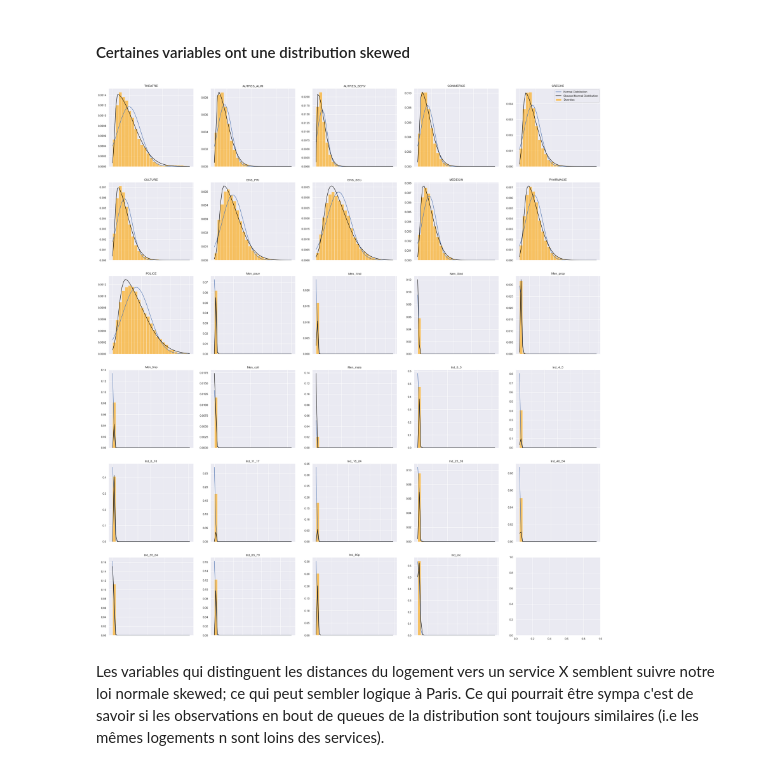
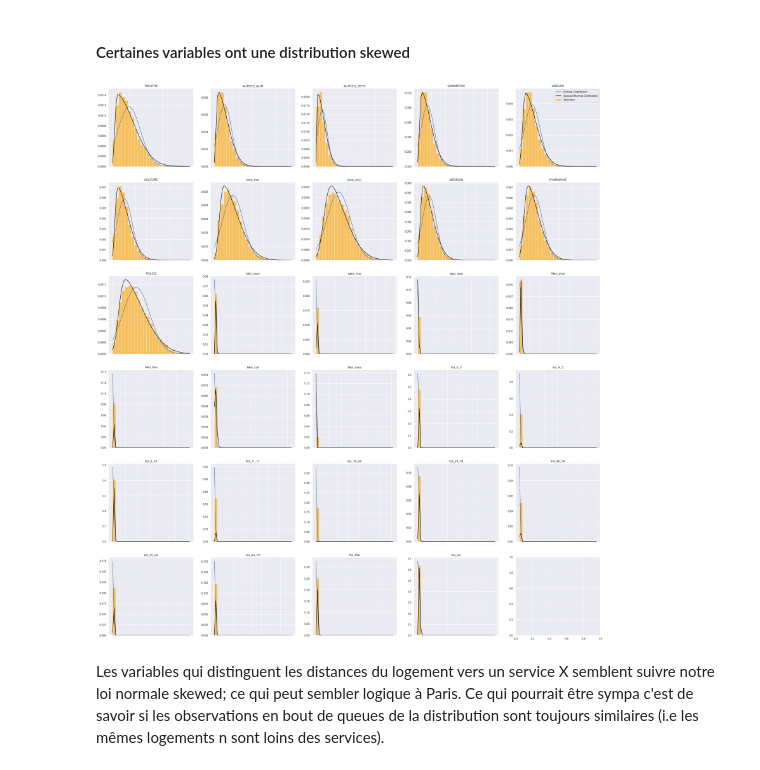
Before and after one commit to Orlogskapten/dvf_ensae_sbra, a Jupyter notebook: notebook/modelisation_wen.ipynb, the cells around one changed output. Saved outputs shown, nothing was run; the diff lists cells and outputs as text; code cells hidden in the pictures.

```diff
--- a/notebook/modelisation_wen.ipynb
+++ b/notebook/modelisation_wen.ipynb
@@ -36,3 +31,21 @@ valid= valid[valid["valfoncact"] !=0]
+# %%
+def rename_p_t_n(df, dico):
+    df.rename(columns= dico, inplace= True)
+    return df
+
+rename_dico= {"valfoncact2":"valfoncact"}
+train= rename_p_t_n(train, rename_dico)
+test= rename_p_t_n(test, rename_dico)
+valid= rename_p_t_n(valid, rename_dico)
+# %%
+# Rapide traitement de valeurs aberrantes
+def fast_retraitement(df):
+    df= df[~(df["valfoncact"] <= 10000)]
+    return df
+
+train= fast_retraitement(train)
+test= fast_retraitement(test)
+valid= fast_retraitement(valid)
 # %%
 train= pd.concat([train, valid])
 # %%
@@ -50,6 +63,26 @@ test= lets_go(test)
 # System variable / for model training
 n_jobs= 10
 verbose= 1
+# %%
+# test Khaled a delete les valfoncact sup à 3m, testons !
+def khaled_change(df):
+    df= df[df["valfoncact"]  <= 3000000]
+
+#     ind_to_change= ["Ind_0_3", "Ind_4_5", "Ind_6_10", "Ind_11_17", "Ind_18_24", "Ind_25_39", "Ind_40_54"
+#     , "Ind_55_64", "Ind_65_79", "Ind_80p"]
+#     df[ind_to_change]= df[ind_to_change].multiply(df["Ind"], axis="index")
+
+    return df
+# train= train[train["valfoncact"]  <= 3000000]
+# test= test[test["valfoncact"]  <= 3000000]
+
+# ind_to_change= ["Ind_0_3", "Ind_4_5", "Ind_6_10", "Ind_11_17", "Ind_18_24", "Ind_25_39", "Ind_40_54"
+# , "Ind_55_64", "Ind_65_79", "Ind_80p"]
+
+# train[int_to_change]= train[int_to_change] * train["Ind"]
+
+train= khaled_change(train)
+test= khaled_change(test)
 # %%
 train["prix_m_c"]= train["valfoncact"] / train["sbati"]
 
@@ -129,32 +162,32 @@ C'est pas forcément utile pour nos algo d'avoir une distribution de nos donnée
 # %%
 var_skew= ["THEATRE", "AUTRES_ALIM", "AUTRES_SERV"
           , "COMMERCE", "CRECHE", "CULTURE", "ENS_PRI", "ENS_SEC", "MEDECIN", "PHARMACIE"
-          , "POLICE", "Men_pauv", "Men_1ind", "Men_5ind", "Men_prop", "Men_fmp", "Men_coll", "Men_mais", "Ind_0_3"
-          , "Ind_4_5", "Ind_6_10", "Ind_11_17", "Ind_18_24", "Ind_25_39", "Ind_40_54", "Ind_55_64"
-          , "Ind_65_79", "Ind_80p", "Ind_inc"]
+          , "POLICE", "Men_pauv", "Men_1ind", "Men_5ind", "Men_prop", "Men_fmp", "Men_coll", "Men_mais"
+          , "Ind_0_3", "Ind_4_5", "Ind_6_10", "Ind_11_17", "Ind_18_24", "Ind_25_39", "Ind_40_54"
+          , "Ind_55_64", "Ind_65_79", "Ind_80p", "Ind_inc"]
 
 fig, ax= plt.subplots(6, 5, figsize= (35, 40))
 
 for i in range(6):
     try:
         compare_hist_to_norm_ax(x= (i, 0), data= corr_to_plot[var_skew[5*i]]
                                 , title= var_skew[5*i])
         compare_hist_to_norm_ax(x= (i, 1), data= corr_to_plot[var_skew[5*i+1]]
                                 , title= var_skew[5*i+1])
         compare_hist_to_norm_ax(x= (i, 2), data= corr_to_plot[var_skew[5*i+2]]
                                 , title= var_skew[5*i+2])
         compare_hist_to_norm_ax(x= (i, 3), data= corr_to_plot[var_skew[5*i+3]]
                                 , title= var_skew[5*i+3])
         compare_hist_to_norm_ax(x= (i, 4), data= corr_to_plot[var_skew[5*i+4]]
                                 , title= var_skew[5*i+4])
     except IndexError:
         pass
 
 
 ax[0, 4].legend() # affiche la légende
 plt.show()
 # %% [output]
-[figure, old version]
+[figure, new version]
 # %% [markdown]
 Les variables qui distinguent les distances du logement vers un service X semblent suivre notre loi normale skewed; ce qui peut sembler logique à Paris. Ce qui pourrait être sympa c'est de savoir si les observations en bout de queues de la distribution sont toujours similaires (i.e les mêmes logements n sont loins des services).
 # %%
```
Also changed, not shown: parts of 24 cells of this notebook, 4 other files.
